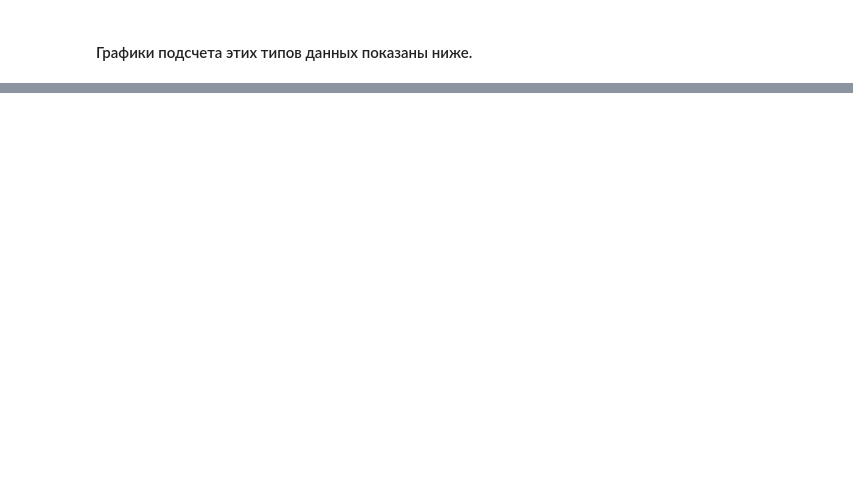
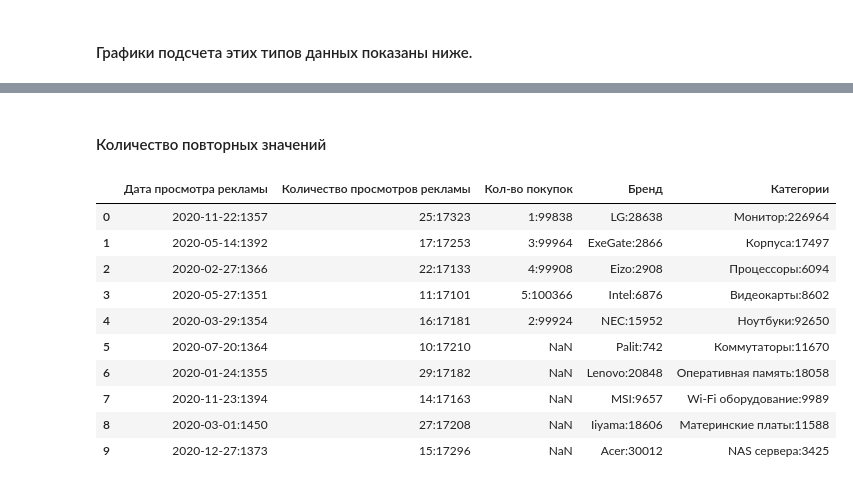
Before and after one commit to bestonly125/k-anonymity, a Jupyter notebook: K_Anonymity_C2.ipynb, the cells around one changed output, grey strips where cells are left out. Saved outputs shown, nothing was run; the diff lists cells and outputs as text; code cells hidden in the pictures; blank space fills up the shorter version.

```diff
--- a/K_Anonymity_C2.ipynb
+++ b/K_Anonymity_C2.ipynb
@@ -106,0 +88,42 @@ for i in range(len(columns)):
+# %% [markdown]
+#### Количество повторных значений
+# %%
+def quantity_qi(arg):
+    quantity = Counter(df[arg])
+    dic_quan = dict(quantity)
+    for idx, item in enumerate(dic_quan.items(),1):
+        if(arg == 'Дата просмотра рекламы'):
+            ws['A' + str(idx + 1)] = f"{item[0]}:{item[1]}"
+            ws['A1'] = f"{arg}"
+        elif(arg == 'Количество просмотров рекламы'):
+            ws['B' + str(idx + 1)] = f"{item[0]}:{item[1]}"
+            ws['B1'] = f"{arg}"
+        elif(arg == 'Кол-во покупок'):
+            ws['C' + str(idx + 1)] = f"{item[0]}:{item[1]}"
+            ws['C1'] = f"{arg}"
+        elif(arg == 'Бренд'):
+            ws['D' + str(idx +1)] = f"{item[0]}:{item[1]}"
+            ws['D1'] = f"{arg}"
+        elif(arg == 'Категории '):
+            ws['E' + str(idx +1)] = f"{item[0]}:{item[1]}"
+            ws['E1'] = f"{arg}"
+# %%
+wb = Workbook()
+ws = wb.create_sheet("C2")
+for arg in QI:
+    quantity_qi(arg)
+wb.save('quantity.xlsx')
+df2 = pd.read_excel('quantity.xlsx', sheet_name="C2", engine = 'openpyxl')
+df2.head(10)
+# %% [output]
+|  | Дата просмотра рекламы | Количество просмотров рекламы | Кол-во покупок | Бренд | Категории |
+| 0 | 2020-11-22:1357 | 25:17323 | 1:99838 | LG:28638 | Монитор:226964 |
+| 1 | 2020-05-14:1392 | 17:17253 | 3:99964 | ExeGate:2866 | Корпуса:17497 |
+| 2 | 2020-02-27:1366 | 22:17133 | 4:99908 | Eizo:2908 | Процессоры:6094 |
+| 3 | 2020-05-27:1351 | 11:17101 | 5:100366 | Intel:6876 | Видеокарты:8602 |
+| 4 | 2020-03-29:1354 | 16:17181 | 2:99924 | NEC:15952 | Ноутбуки:92650 |
+| 5 | 2020-07-20:1364 | 10:17210 | NaN | Palit:742 | Коммутаторы:11670 |
+| 6 | 2020-01-24:1355 | 29:17182 | NaN | Lenovo:20848 | Оперативная память:18058 |
+| 7 | 2020-11-23:1394 | 14:17163 | NaN | MSI:9657 | Wi-Fi оборудование:9989 |
+| 8 | 2020-03-01:1450 | 27:17208 | NaN | Iiyama:18606 | Материнские платы:11588 |
+| 9 | 2020-12-27:1373 | 15:17296 | NaN | Acer:30012 | NAS сервера:3425 |
```
Also changed, not shown: parts of 5 cells of this notebook, 6 other files.
